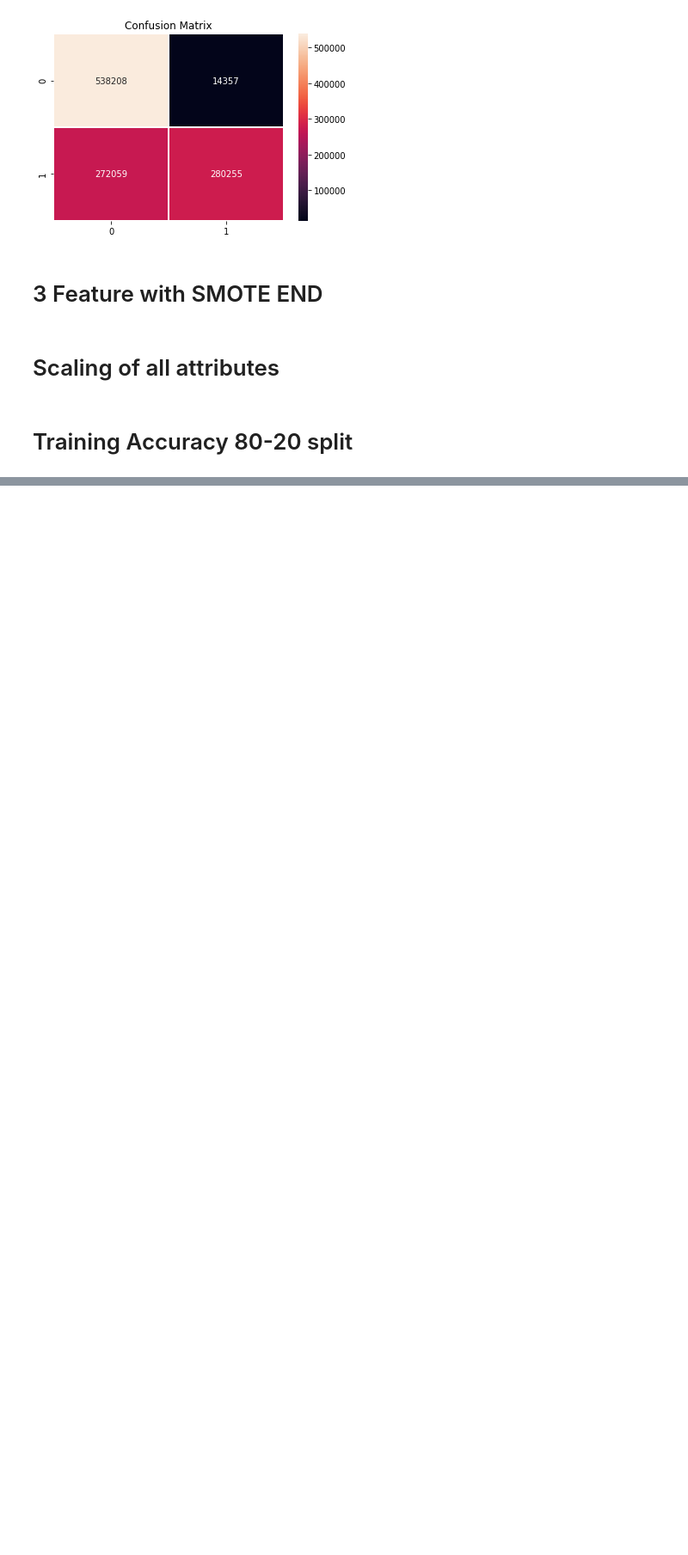
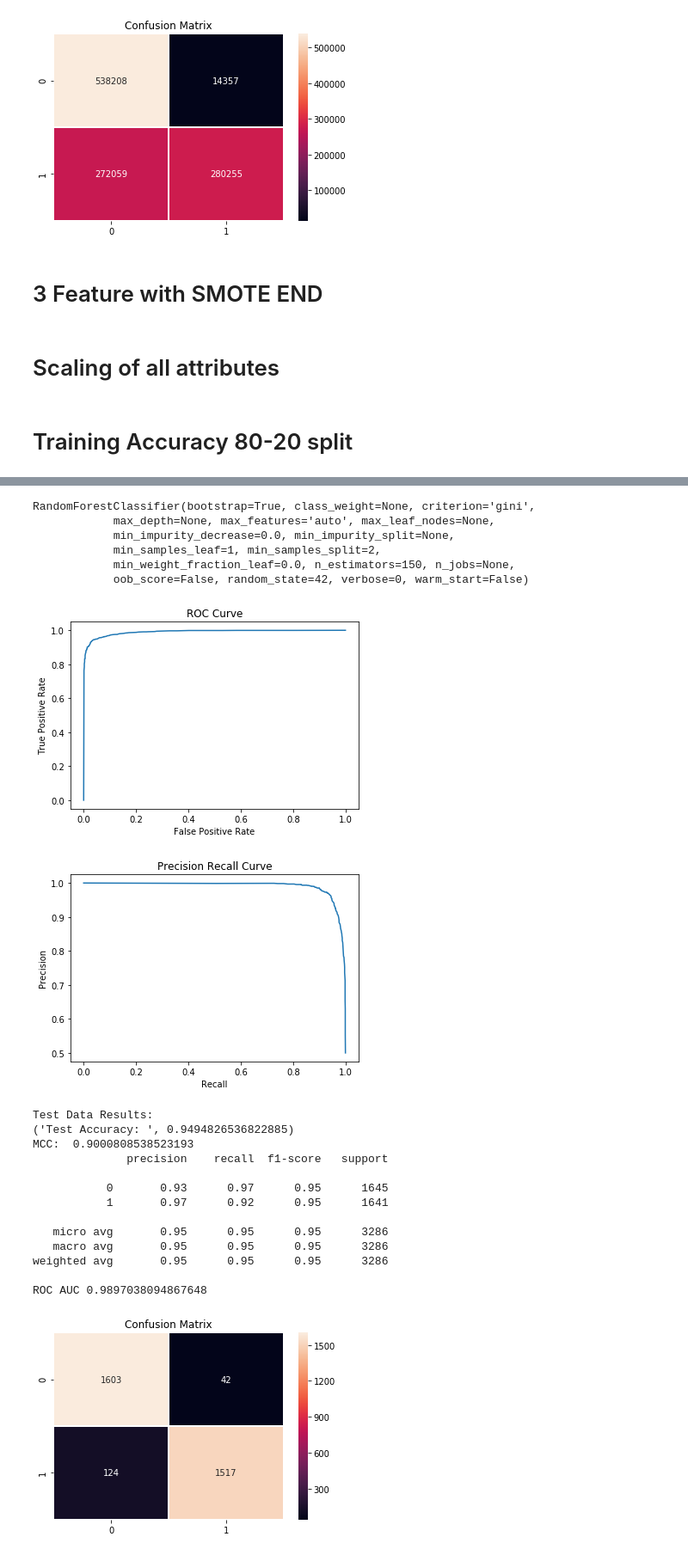
Before and after one commit to ajain0395/fraud-detection, a Jupyter notebook: code/sml_project_2g.ipynb, the cells around one changed output, grey strips where cells are left out. Shown: that part at 86% size. Drawn from its saved outputs; the diff is of its cells as text; code cells hidden in the pictures; blank space fills up the shorter version.

```diff
--- a/code/sml_project_2g.ipynb
+++ b/code/sml_project_2g.ipynb
@@ -550,0 +788,25 @@ weighted avg       1.00      0.99      0.99    554082
+# %%
+reports_test(randomforest,trainX3dout,trainY,testX3dout,testY)
+# %% [output]
+RandomForestClassifier(bootstrap=True, class_weight=None, criterion='gini',
+            max_depth=None, max_features='auto', max_leaf_nodes=None,
+            min_impurity_decrease=0.0, min_impurity_split=None,
+            min_samples_leaf=1, min_samples_split=2,
+            min_weight_fraction_leaf=0.0, n_estimators=150, n_jobs=None,
+            oob_score=False, random_state=42, verbose=0, warm_start=False)
+[figure, added]
+[figure, added]
+Test Data Results:
+('Test Accuracy: ', 0.9494826536822885)
+MCC:  0.9000808538523193
+              precision    recall  f1-score   support
+
+           0       0.93      0.97      0.95      1645
+           1       0.97      0.92      0.95      1641
+
+   micro avg       0.95      0.95      0.95      3286
+   macro avg       0.95      0.95      0.95      3286
+weighted avg       0.95      0.95      0.95      3286
+
+ROC AUC 0.9897038094867648
+[figure, added]
```
Also changed, not shown: parts of 55 cells of this notebook.
